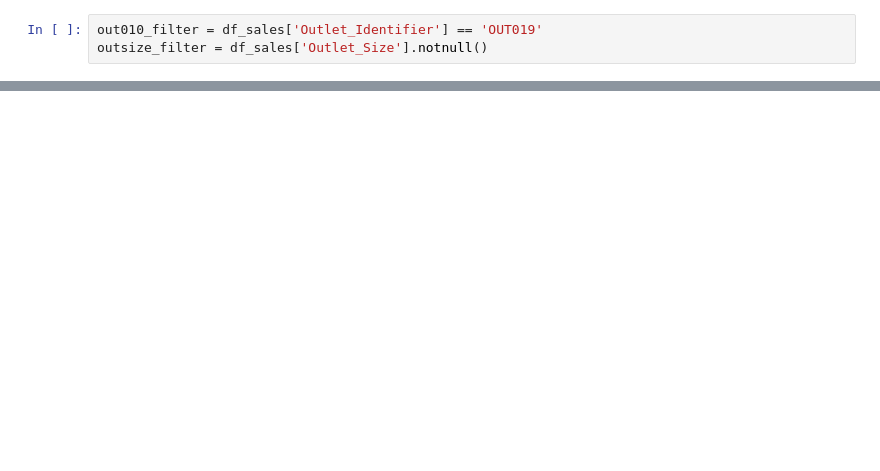
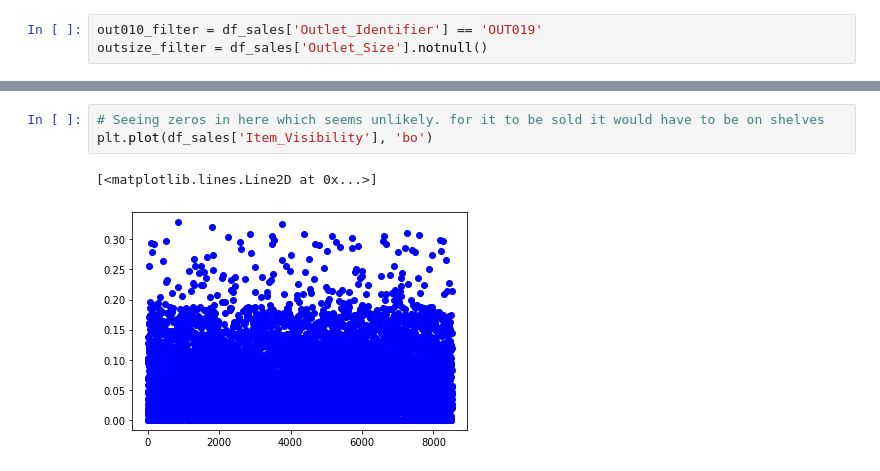
Before and after one commit to ChronoConstant/Grocer_Sales_Predictions, a Jupyter notebook: Sales_Predictions.ipynb, the cells around one changed output, grey strips where cells are left out. Saved outputs shown, nothing was run; the diff lists cells and outputs as text; blank space fills up the shorter version.

```diff
--- a/Sales_Predictions.ipynb
+++ b/Sales_Predictions.ipynb
@@ -101,0 +132,6 @@ df_sales.loc[out010_filter & outsize_filter]
+# %%
+# Seeing zeros in here which seems unlikely. for it to be sold it would have to be on shelves
+plt.plot(df_sales['Item_Visibility'], 'bo')
+# %% [output]
+[<matplotlib.lines.Line2D at 0x...>]
+[figure, added]
```
Also changed, not shown: parts of 19 cells of this notebook.
